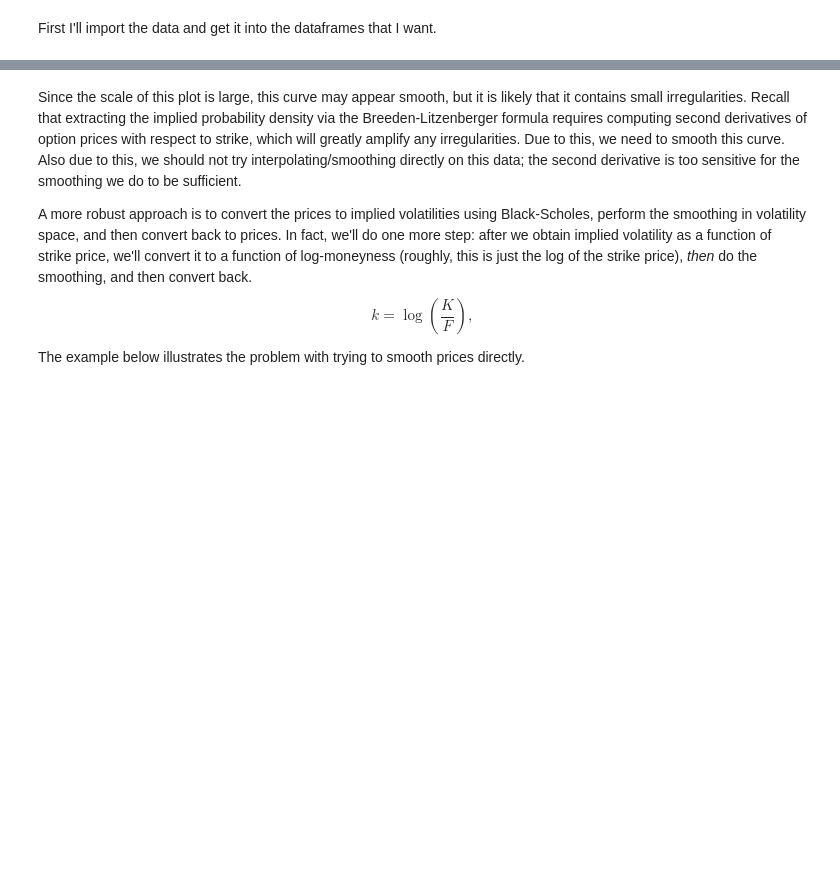
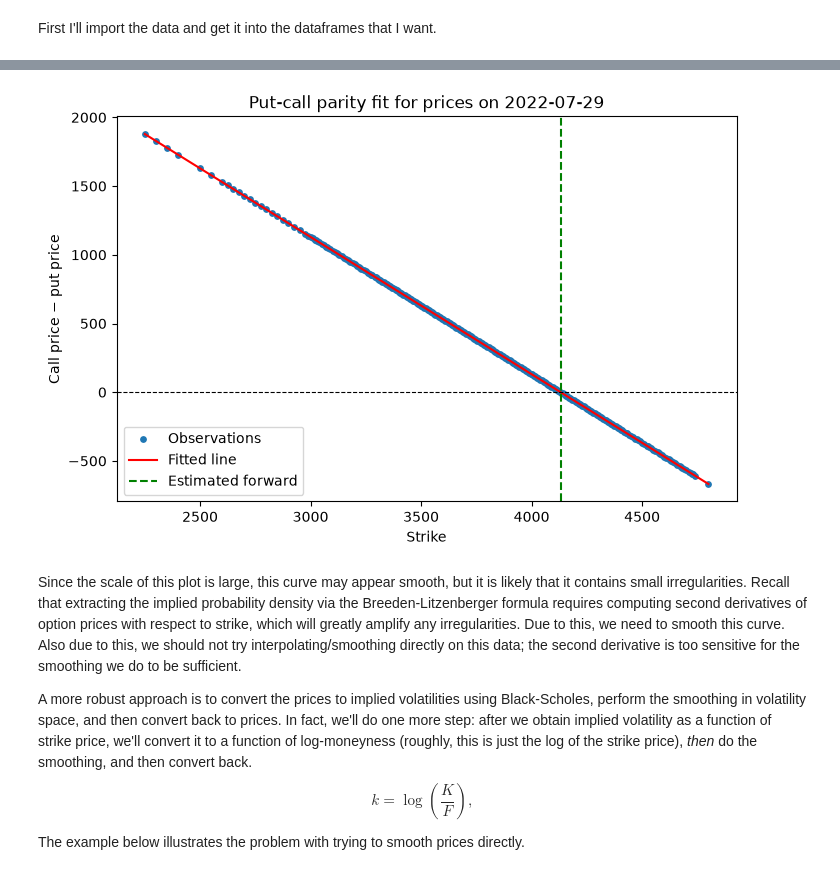
Before and after one commit to swbuchanan/implied-stock-distributions, a Jupyter notebook: project_v2.ipynb, the cells around one changed output, grey strips where cells are left out. Cells and saved outputs as stored; diff of their text form; code cells hidden in the pictures; blank space fills up the shorter version.

```diff
--- a/project_v2.ipynb
+++ b/project_v2.ipynb
@@ -261,3 +272,52 @@ fig.tight_layout()
+# %%
+# linear regression to fit a line to C - P as a function of strike
+
+from implied_stock_distributions.forwards import estimate_forward_and_rate
+
+
+
+info, chain = load_random_chain(
+    catalog,
+    target_dte_days=30,
+)
+
+# for the chain we selected, use linear regression to estimate the discount factor and forward
+estimates, pairs = estimate_forward_and_rate(chain)
+
+
+# plot the fit
+plt.figure(figsize=(8, 5))
+
+plt.scatter(
+    pairs["strike_price"],
+    pairs["call_minus_put"],
+    s=15,
+    label="Observations",
+)
+
+plt.plot(
+    pairs["strike_price"],
+    pairs["fitted_call_minus_put"],
+    color="red",
+    label="Fitted line",
+)
+
+plt.axhline(0, color="black", linestyle="--", linewidth=0.8)
+
+plt.axvline(
+    estimates["forward"],
+    color="green",
+    linestyle="--",
+    label="Estimated forward",
+)
+
+plt.xlabel("Strike")
+plt.ylabel("Call price − put price")
+plt.title(f"Put-call parity fit for prices on {info['data_date'].date()}")
+plt.legend()
+plt.show()
+# %% [output]
+[figure, added]
 # %% [markdown]
 Since the scale of this plot is large, this curve may appear smooth, but it is likely that it contains small irregularities.
 Recall that extracting the implied probability density via the Breeden-Litzenberger formula requires computing second derivatives of option prices with respect to strike, which will greatly amplify any irregularities.
```
Also changed, not shown: parts of 15 cells of this notebook, 11 other files.
